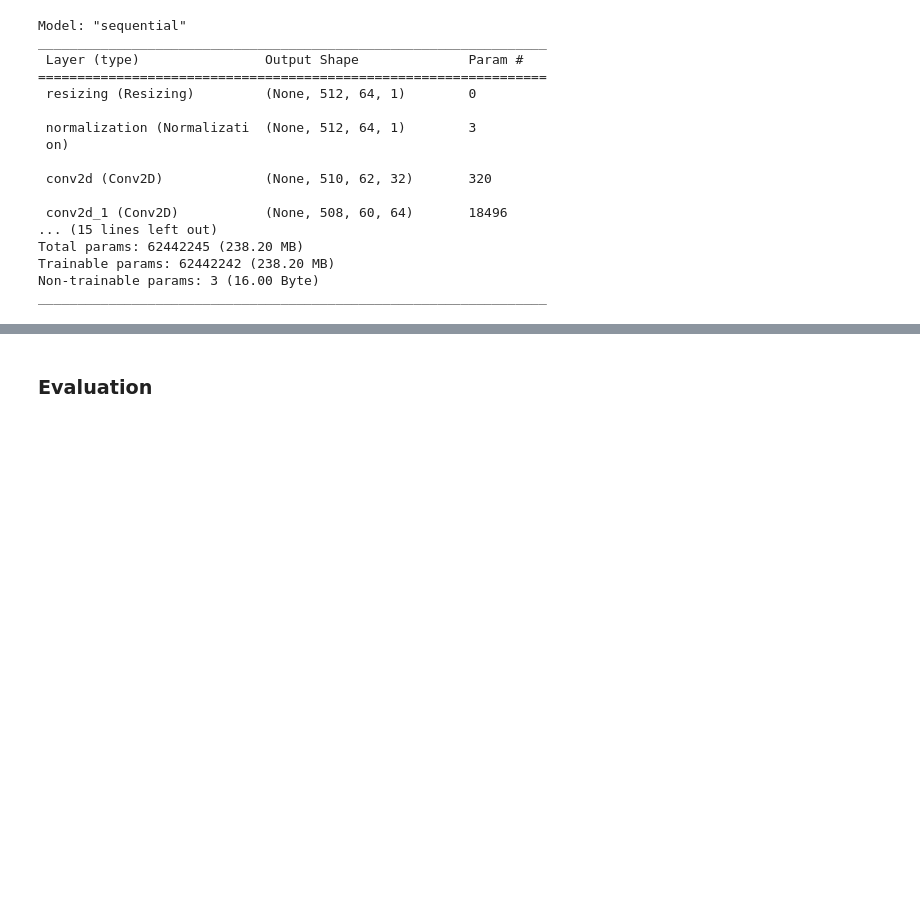
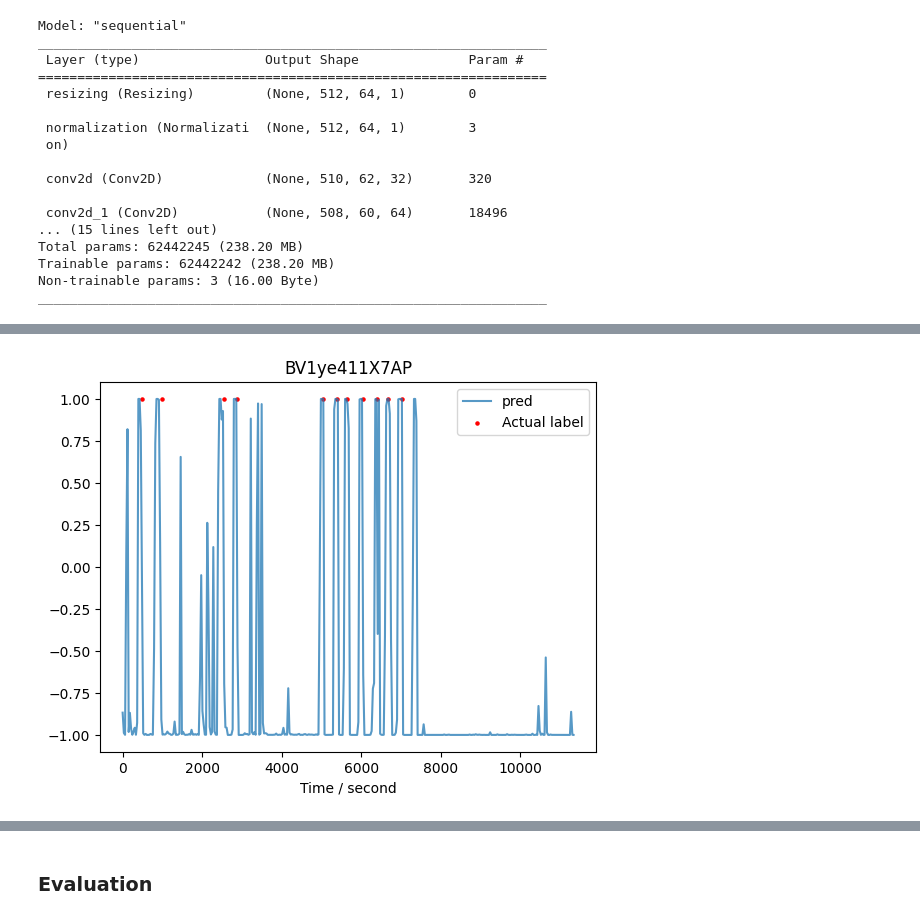
Before and after one commit to EricEricEricJin/ECE539-Group-Project, a Jupyter notebook: slicer.ipynb, the cells around one changed output, grey strips where cells are left out. Cells and saved outputs as stored; diff of their text form; code cells hidden in the pictures; blank space fills up the shorter version.

```diff
--- a/slicer.ipynb
+++ b/slicer.ipynb
@@ -125,0 +133,3 @@ plt.scatter(marker+30, np.ones(len(marker)), c='r', s=5, label="Actual label")
+# %%
+evaluate_show("BV1ye411X7AP")
+# %% [output]
@@ -125,0 +138 @@ plt.scatter(marker+30, np.ones(len(marker)), c='r', s=5, label="Actual label")
+[figure, added]
```
Also changed, not shown: parts of 17 cells of this notebook.
